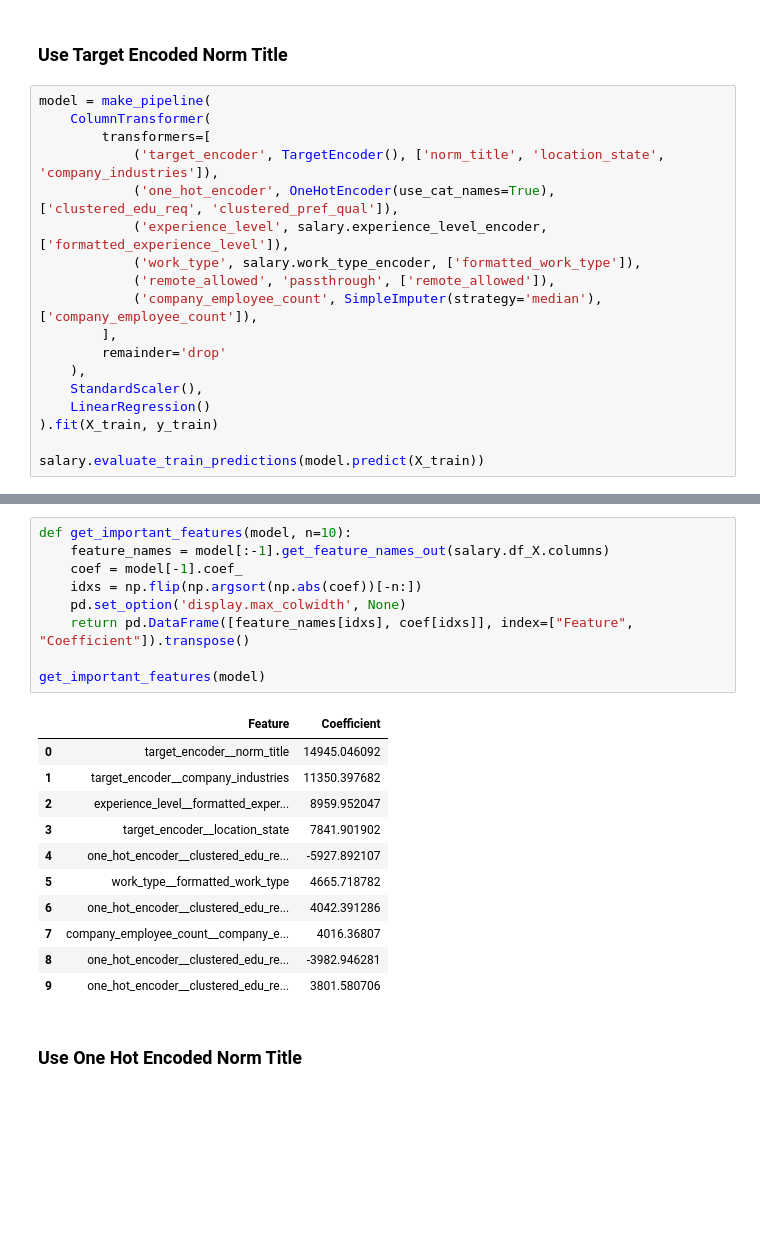
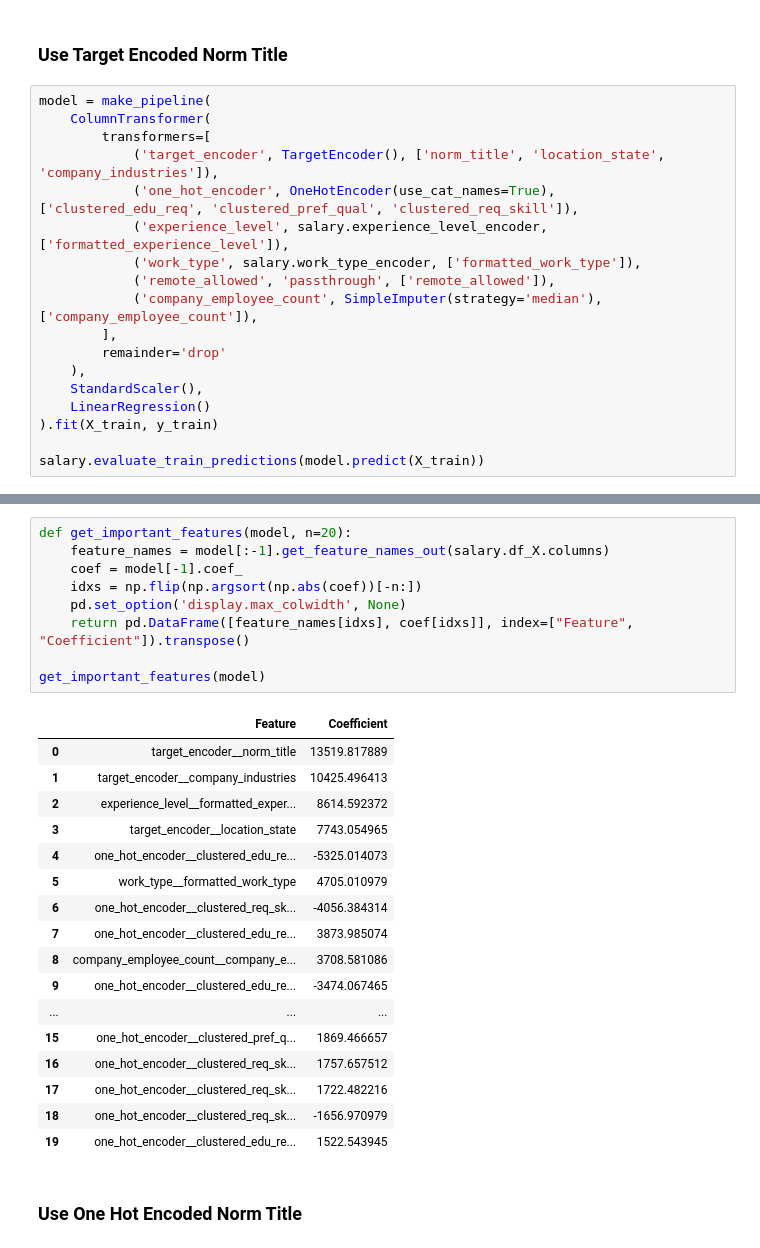
Before and after one commit to nginyc/job_posting_salary_prediction, a Jupyter notebook: train_linear_model.ipynb, the cells around one changed output, grey strips where cells are left out. Cells and saved outputs as stored; diff of their text form; blank space fills up the shorter version.

Commit message:
Cluster required skills

```diff
--- a/train_linear_model.ipynb
+++ b/train_linear_model.ipynb
@@ -29,7 +29,7 @@ model = make_pipeline(
     ColumnTransformer(
         transformers=[
             ('target_encoder', TargetEncoder(), ['norm_title', 'location_state', 'company_industries']),
-            ('one_hot_encoder', OneHotEncoder(use_cat_names=True), ['clustered_edu_req', 'clustered_pref_qual']),
+            ('one_hot_encoder', OneHotEncoder(use_cat_names=True), ['clustered_edu_req', 'clustered_pref_qual', 'clustered_req_skill']),
             ('experience_level', salary.experience_level_encoder, ['formatted_experience_level']),
             ('work_type', salary.work_type_encoder, ['formatted_work_type']),
             ('remote_allowed', 'passthrough', ['remote_allowed']),
@@ -57,24 +57,30 @@ This is 26.98% better than a naive global mean
 # %%
-def get_important_features(model, n=10):
+def get_important_features(model, n=20):
     feature_names = model[:-1].get_feature_names_out(salary.df_X.columns)
     coef = model[-1].coef_
     idxs = np.flip(np.argsort(np.abs(coef))[-n:])
     pd.set_option('display.max_colwidth', None)
     return pd.DataFrame([feature_names[idxs], coef[idxs]], index=["Feature", "Coefficient"]).transpose()
 
 get_important_features(model)
 # %% [output]
 |  | Feature | Coefficient |
-| 0 | target_encoder__norm_title | 14945.046092 |
-| 1 | target_encoder__company_industries | 11350.397682 |
-| 2 | experience_level__formatted_exper... | 8959.952047 |
-| 3 | target_encoder__location_state | 7841.901902 |
-| 4 | one_hot_encoder__clustered_edu_re... | -5927.892107 |
-| 5 | work_type__formatted_work_type | 4665.718782 |
-| 6 | one_hot_encoder__clustered_edu_re... | 4042.391286 |
-| 7 | company_employee_count__company_e... | 4016.36807 |
-| 8 | one_hot_encoder__clustered_edu_re... | -3982.946281 |
-| 9 | one_hot_encoder__clustered_edu_re... | 3801.580706 |
+| 0 | target_encoder__norm_title | 13519.817889 |
+| 1 | target_encoder__company_industries | 10425.496413 |
+| 2 | experience_level__formatted_exper... | 8614.592372 |
+| 3 | target_encoder__location_state | 7743.054965 |
+| 4 | one_hot_encoder__clustered_edu_re... | -5325.014073 |
+| 5 | work_type__formatted_work_type | 4705.010979 |
+| 6 | one_hot_encoder__clustered_req_sk... | -4056.384314 |
+| 7 | one_hot_encoder__clustered_edu_re... | 3873.985074 |
+| 8 | company_employee_count__company_e... | 3708.581086 |
+| 9 | one_hot_encoder__clustered_edu_re... | -3474.067465 |
+| ... | ... | ... |
+| 15 | one_hot_encoder__clustered_pref_q... | 1869.466657 |
+| 16 | one_hot_encoder__clustered_req_sk... | 1757.657512 |
+| 17 | one_hot_encoder__clustered_req_sk... | 1722.482216 |
+| 18 | one_hot_encoder__clustered_req_sk... | -1656.970979 |
+| 19 | one_hot_encoder__clustered_edu_re... | 1522.543945 |
 # %% [markdown]
 ### Use One Hot Encoded Norm Title
 # %%
```
Also changed, not shown: parts of 7 cells of this notebook, 2 other files.
